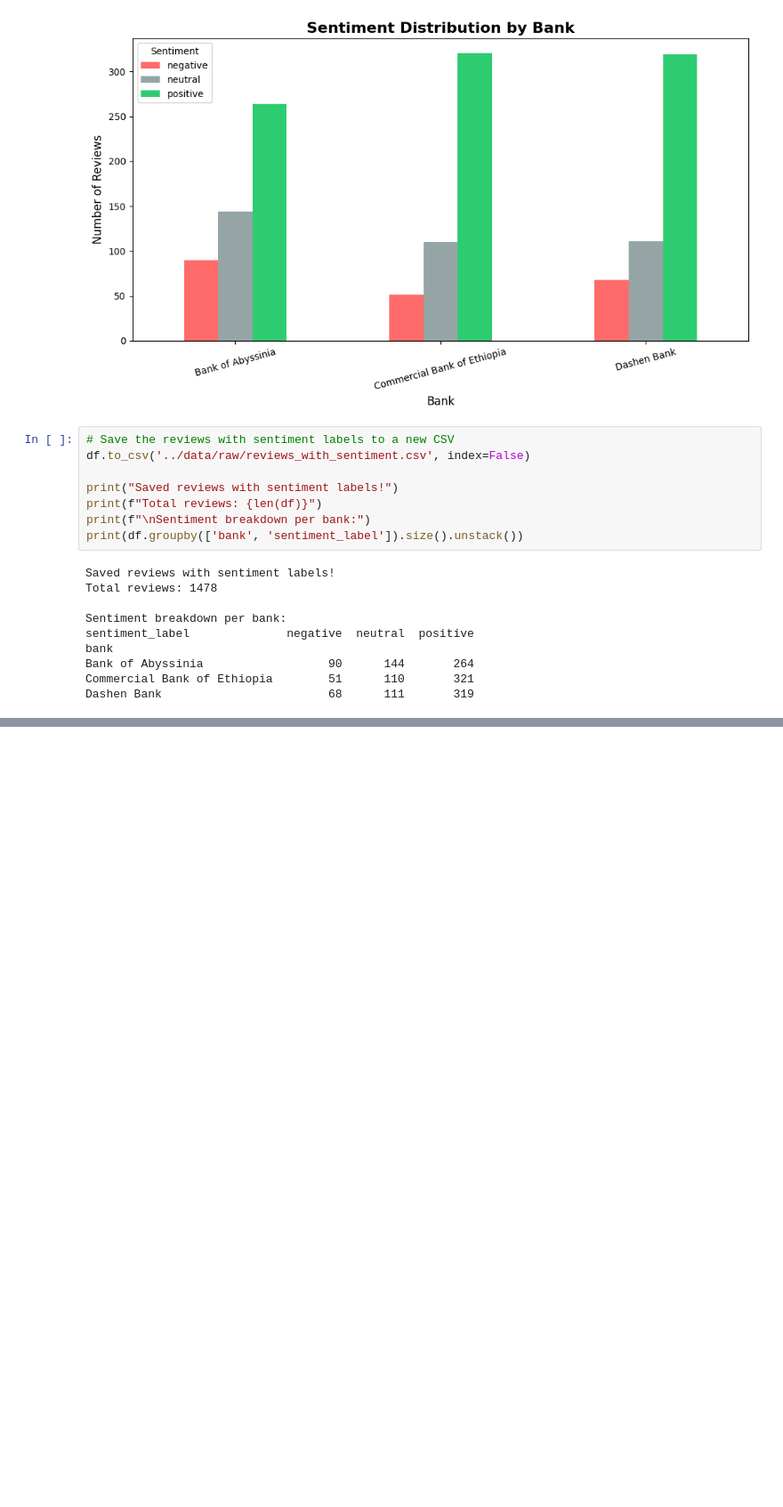
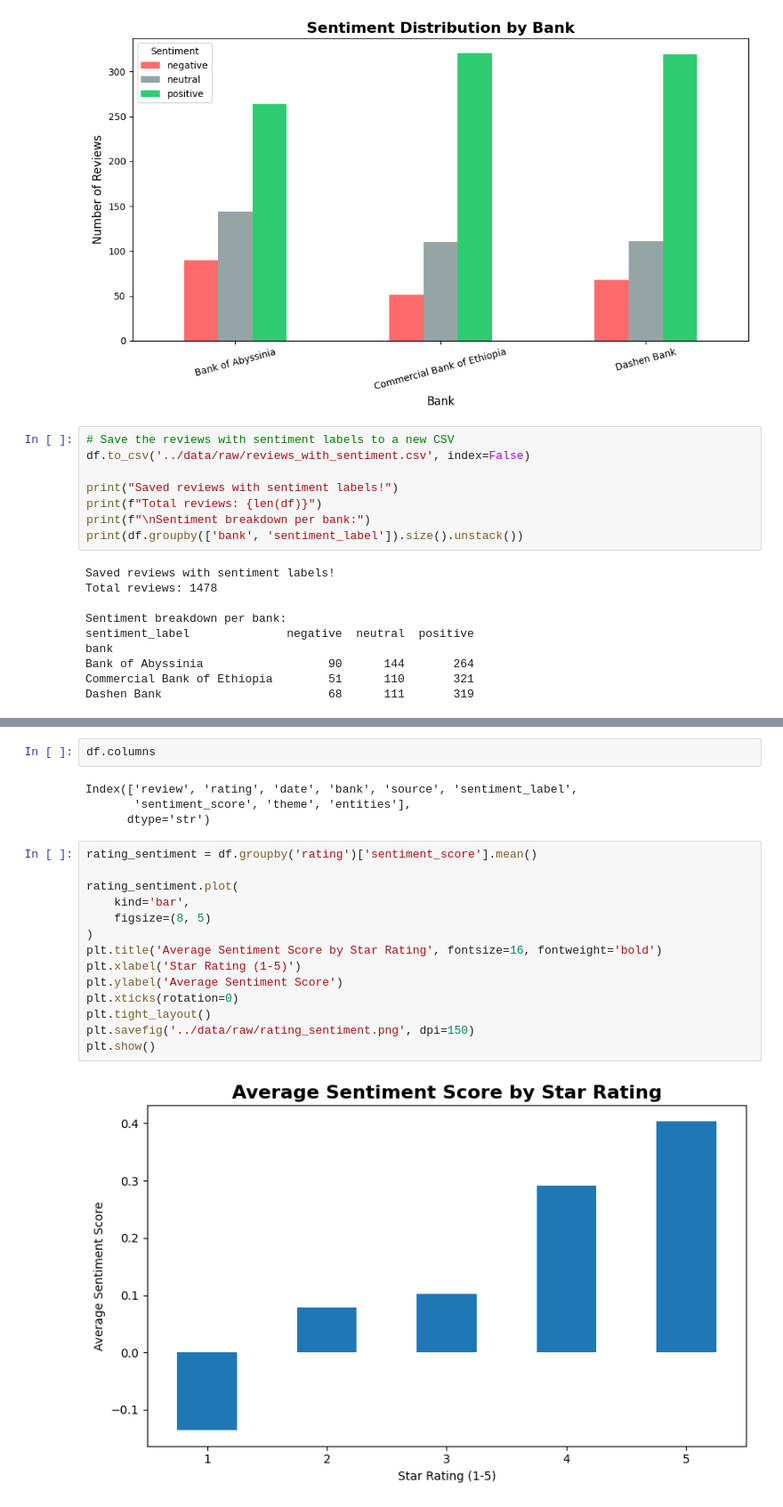
Before and after one commit to Fikir112/fintech-review-analytics, a Jupyter notebook: notebooks/task2_sentiment.ipynb, the cells around one changed output, grey strips where cells are left out. Shown at 89% size. Saved outputs shown, nothing was run; the diff lists cells and outputs as text; blank space fills up the shorter version.

```diff
--- a/notebooks/task2_sentiment.ipynb
+++ b/notebooks/task2_sentiment.ipynb
@@ -109,0 +300,22 @@ Dashen Bank                        68      111       319
+# %%
+df.columns
+# %% [output]
+Index(['review', 'rating', 'date', 'bank', 'source', 'sentiment_label',
+       'sentiment_score', 'theme', 'entities'],
+      dtype='str')
+# %%
+rating_sentiment = df.groupby('rating')['sentiment_score'].mean()
+
+rating_sentiment.plot(
+    kind='bar',
+    figsize=(8, 5)
+)
+plt.title('Average Sentiment Score by Star Rating', fontsize=16, fontweight='bold')
+plt.xlabel('Star Rating (1-5)')
+plt.ylabel('Average Sentiment Score')
+plt.xticks(rotation=0)
+plt.tight_layout()
+plt.savefig('../data/raw/rating_sentiment.png', dpi=150)
+plt.show()
+# %% [output]
+[figure, added]
```
Also changed, not shown: parts of 12 cells of this notebook, 3 other files.
